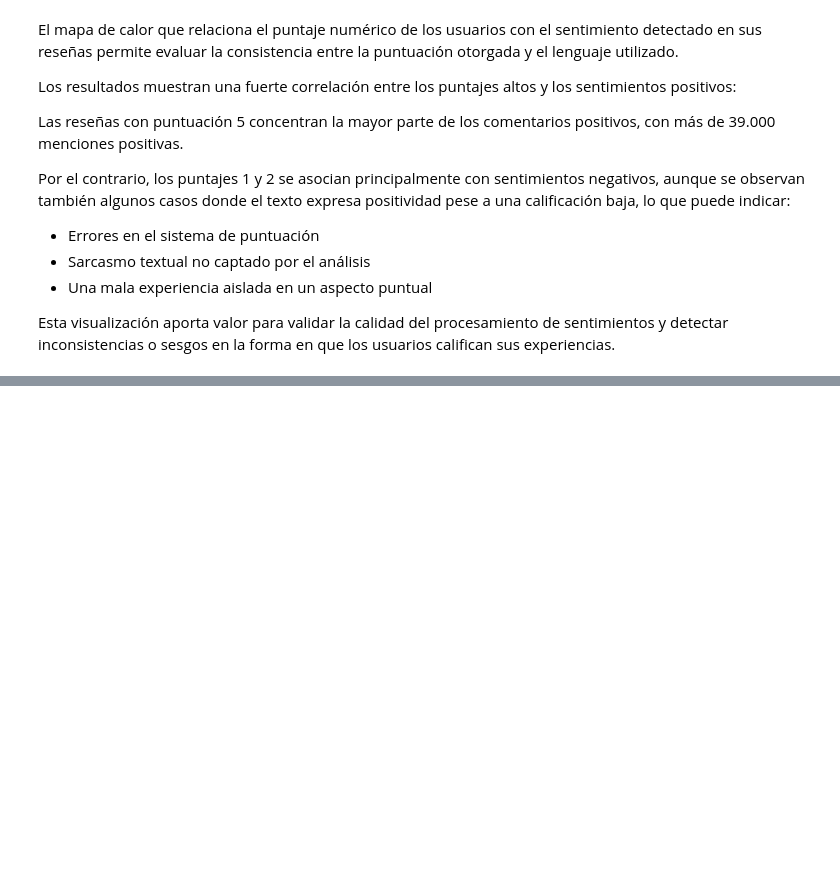
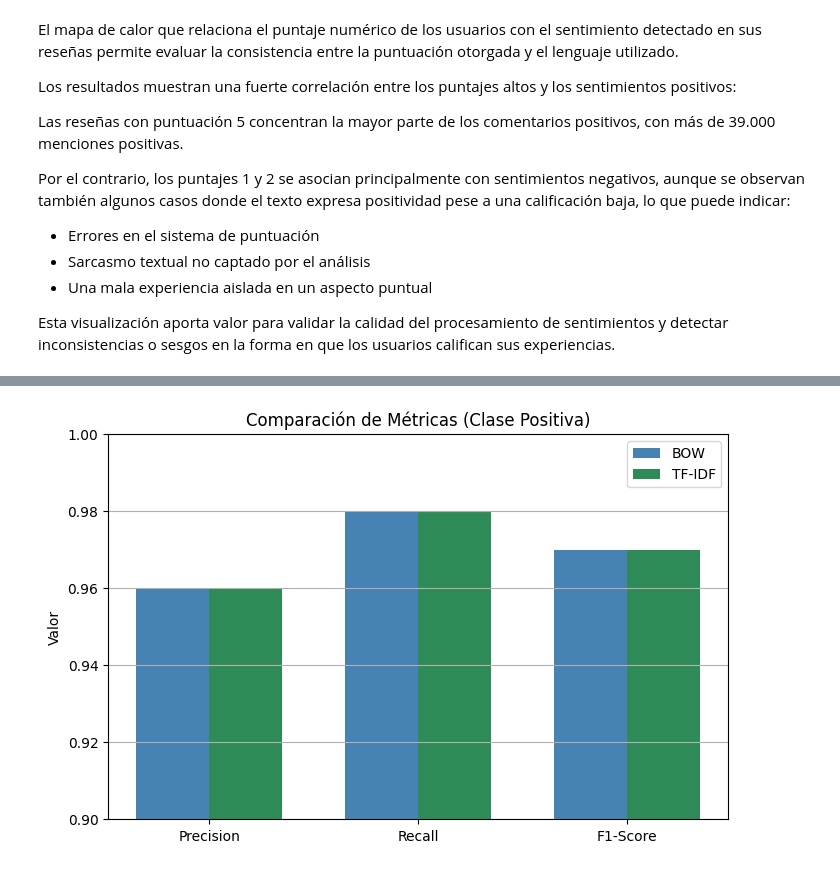
Before and after one commit to spexdj/Data-Science-III-NLP-Deep-Learning-aplicado-a-Ciencia-de-Datos, a Jupyter notebook: ProyectoFinal_DataScienceIII_HernanLicastro.ipynb, the cells around one changed output, grey strips where cells are left out. Cells and saved outputs as stored; diff of their text form; code cells hidden in the pictures; blank space fills up the shorter version.

```diff
--- a/ProyectoFinal_DataScienceIII_HernanLicastro.ipynb
+++ b/ProyectoFinal_DataScienceIII_HernanLicastro.ipynb
@@ -373,0 +499,26 @@ Esta visualización aporta valor para validar la calidad del procesamiento de se
+# %%
+# Gráfico comparativo de precisión, recall y f1-score por modelo
+
+import numpy as np
+
+# Métricas por clase positiva (1) para ambos modelos
+metricas = ['Precision', 'Recall', 'F1-Score']
+valores_bow = [0.96, 0.98, 0.97]
+valores_tfidf = [0.96, 0.98, 0.97]
+
+x = np.arange(len(metricas))
+width = 0.35
+
+plt.figure(figsize=(8,5))
+plt.bar(x - width/2, valores_bow, width, label='BOW', color='steelblue')
+plt.bar(x + width/2, valores_tfidf, width, label='TF-IDF', color='seagreen')
+
+plt.ylabel('Valor')
+plt.title('Comparación de Métricas (Clase Positiva)')
+plt.xticks(x, metricas)
+plt.ylim(0.9, 1.0)
+plt.legend()
+plt.grid(axis='y')
+plt.show()
+# %% [output]
+[figure, added]
```
Also changed, not shown: parts of 17 cells of this notebook.
